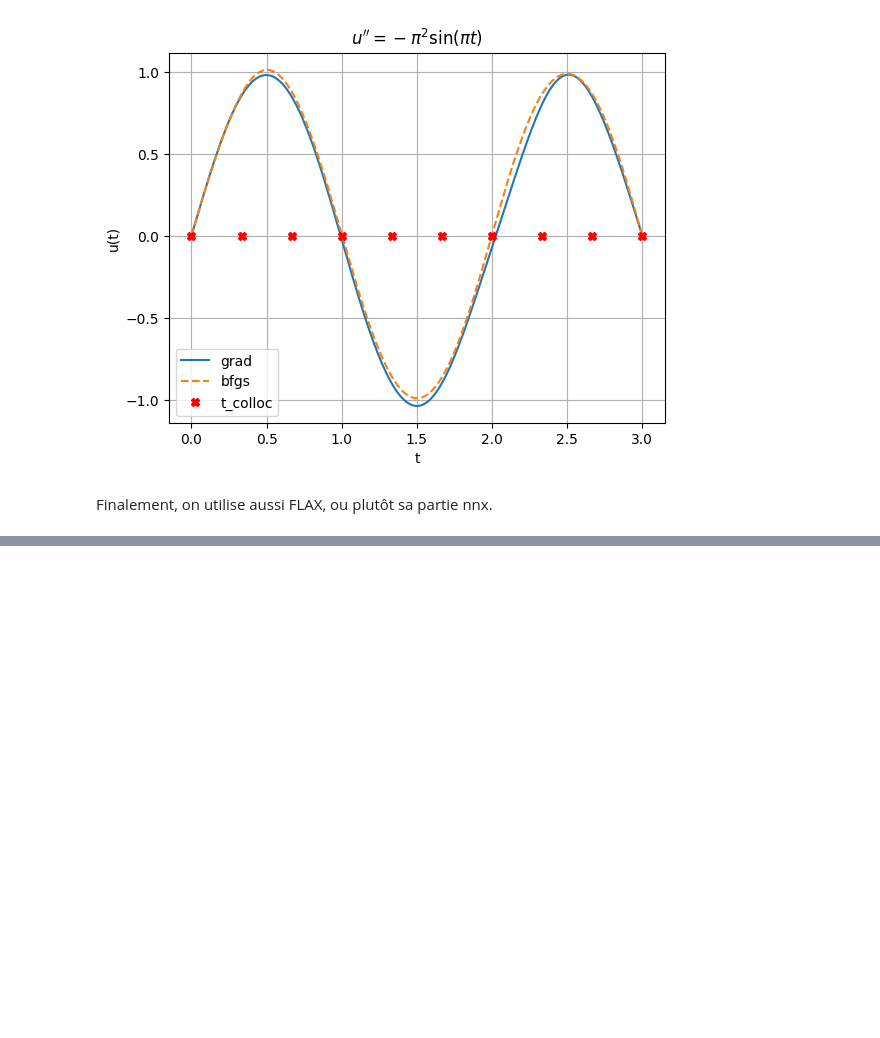
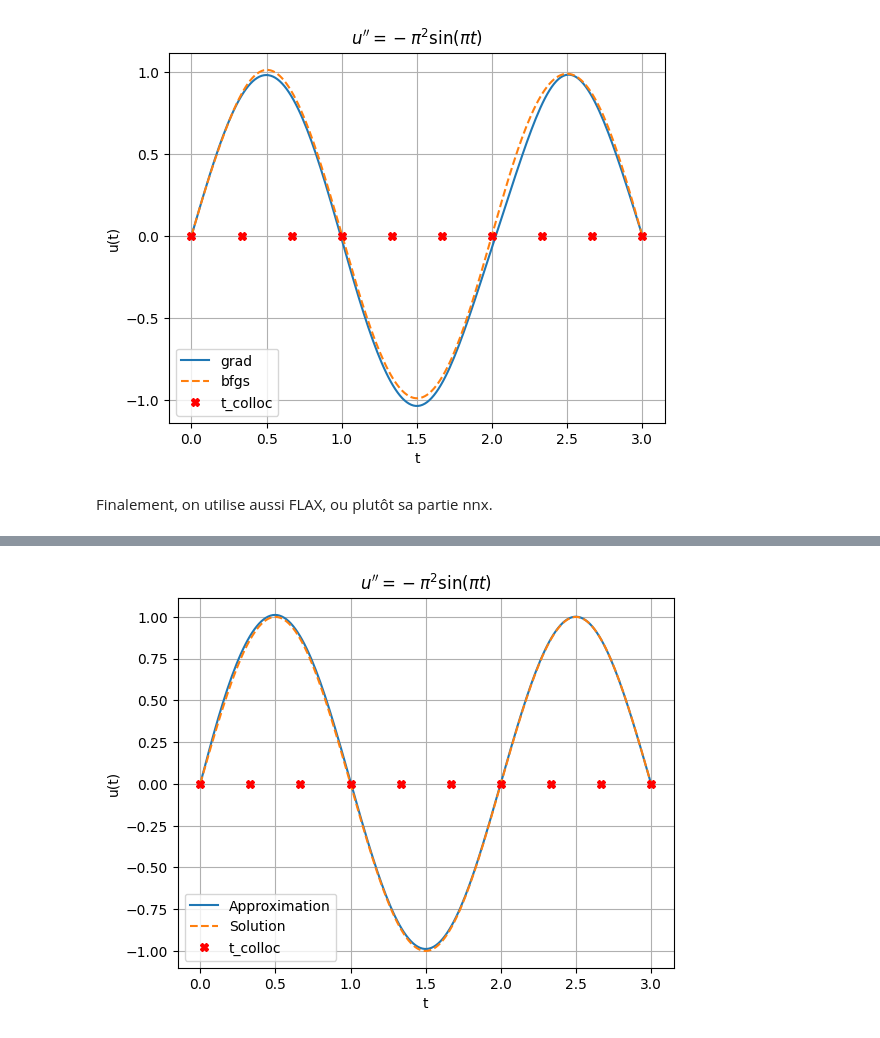
Before and after one commit to beckerrh/Machines-Et-Co, a Jupyter notebook: Cours/ODE/ode2o.ipynb, the cells around one changed output, grey strips where cells are left out. Drawn from its saved outputs; the diff is of its cells as text; code cells hidden in the pictures; blank space fills up the shorter version.

```diff
--- a/Cours/ODE/ode2o.ipynb
+++ b/Cours/ODE/ode2o.ipynb
@@ -56,14 +56,14 @@ def d2udt2(params, t):
     return jax.grad(dudt, argnums=1)(params, t)
 def residual(params, t):
     return d2udt2(params, t) + (jnp.pi ** 2) * jnp.sin(jnp.pi * t)
-# Total loss = physics + boundary conditions
+# Total loss = ode + boundary conditions
 def loss(params):
     # Physics loss
     res = jax.vmap(lambda t: residual(params, t))(t_colloc)
-    physics_loss = jnp.mean(res ** 2)
+    ode_loss = jnp.mean(res ** 2)
     # Boundary conditions
     bc_loss = forward(params, t_colloc[0]) ** 2 + forward(params, t_colloc[-1]) ** 2
-    return physics_loss + bc_loss
+    return ode_loss + bc_loss
 
 params = init_params()
 # Une itération de gradient
@@ -149,3 +149,67 @@ Epoch     300, Loss: 2.712e-08
 [figure]
 # %% [markdown]
 Finalement, on utilise aussi FLAX, ou plutôt sa partie nnx.
+# %%
+from flax import nnx
+class MLP(nnx.Module):
+    def __init__(self, layers):
+        key = jax.random.PRNGKey(0)
+        key, subkey = jax.random.split(key)
+        self.layers = []
+        for l in range(1,len(layers)):
+            in_dim, out_dim =  layers[l-1], layers[l]
+            key, subkey = jax.random.split(key)
+            layer = nnx.Linear(in_dim, out_dim, rngs=nnx.Rngs(key))
+            self.layers.append(layer)
+            in_dim = out_dim
+    def forward(self, t):
+        t = jnp.array([t])
+        for layer in self.layers[:-1]:
+            t = jnp.tanh(layer(t))
+        last_layer = self.layers[-1]
+        return last_layer(t)[0]
+# Calcul de u''(x) par JAX autodiff
+    def dudt(self, t):
+        return jax.grad(lambda x: self.forward(x))(t)
+    def d2udt2(self, t):
+        return jax.grad(lambda x: self.dudt(x))(t)
+    def residual_ode(self, t):
+        return self.d2udt2(t) + (jnp.pi ** 2) * jnp.sin(jnp.pi * t)
+    def residual_bc(self, t0, t1):
+        return self.forward(t0) **2 + self.forward(t1)**2
+
+machine = MLP(layers)
+graphdef, params, batch_stats = nnx.split(machine, nnx.Param, nnx.BatchStat)
+def loss(params):
+    # ode loss
+    machine_tmp = nnx.merge(graphdef, params, batch_stats)
+    res = jax.vmap(machine_tmp.residual_ode)(t_colloc)
+    ode_loss = jnp.mean(res ** 2)
+    # Boundary conditions
+    bc_loss = machine_tmp.residual_bc(t_colloc[0], t_colloc[-1])
+    return ode_loss + bc_loss
+
+optimizer = optax.lbfgs(learning_rate=0.001)
+opt_state = optimizer.init(params)
+@jax.jit
+def train_step(params, opt_state):
+    loss_value, grads = jax.value_and_grad(loss)(params)
+    updates, opt_state = optimizer.update(
+        grads, opt_state, params, value=loss_value, grad=grads, value_fn=loss
+    )
+    params = optax.apply_updates(params, updates)
+    return params, opt_state, loss_value, grads, updates
+n_epochs = 400
+for epoch in range(n_epochs):
+    params, opt_state, loss_value, grads, updates = train_step(params, opt_state)
+    if epoch % 100== 0:
+        print(f"Epoch {epoch:7d}, Loss: {loss_value:.3e}")
+
+trained_machine = nnx.merge(graphdef, params, batch_stats)
+# Visu
+t_plot = jnp.linspace(t0, t1, 200)
+u_pred = jax.vmap(trained_machine.forward)(t_plot)
+u_true = jnp.sin(jnp.pi * t_plot)
+
+plot_solutions(t_plot, t_colloc, u_pred, u_true)
+# %% [output]
@@ -151,0 +220 @@ Finalement, on utilise aussi FLAX, ou plutôt sa partie nnx.
+[figure, added]
```
Also changed, not shown: parts of 1 cell of this notebook, 3 other files.
